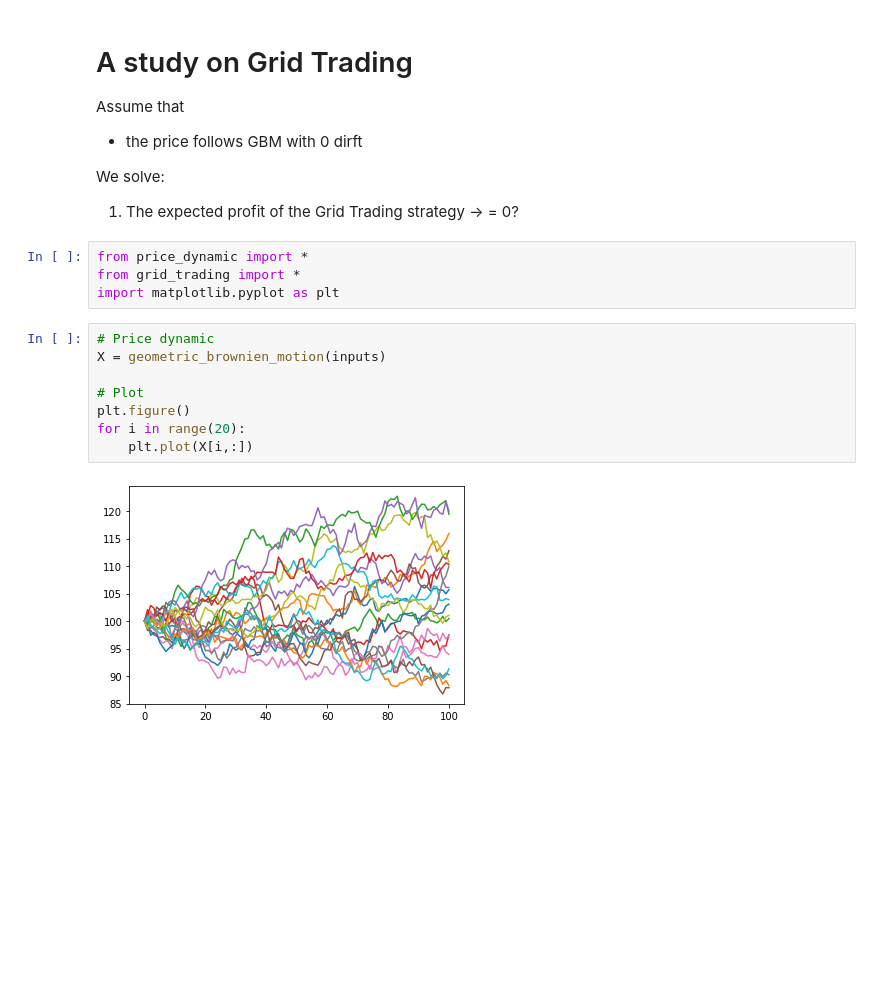
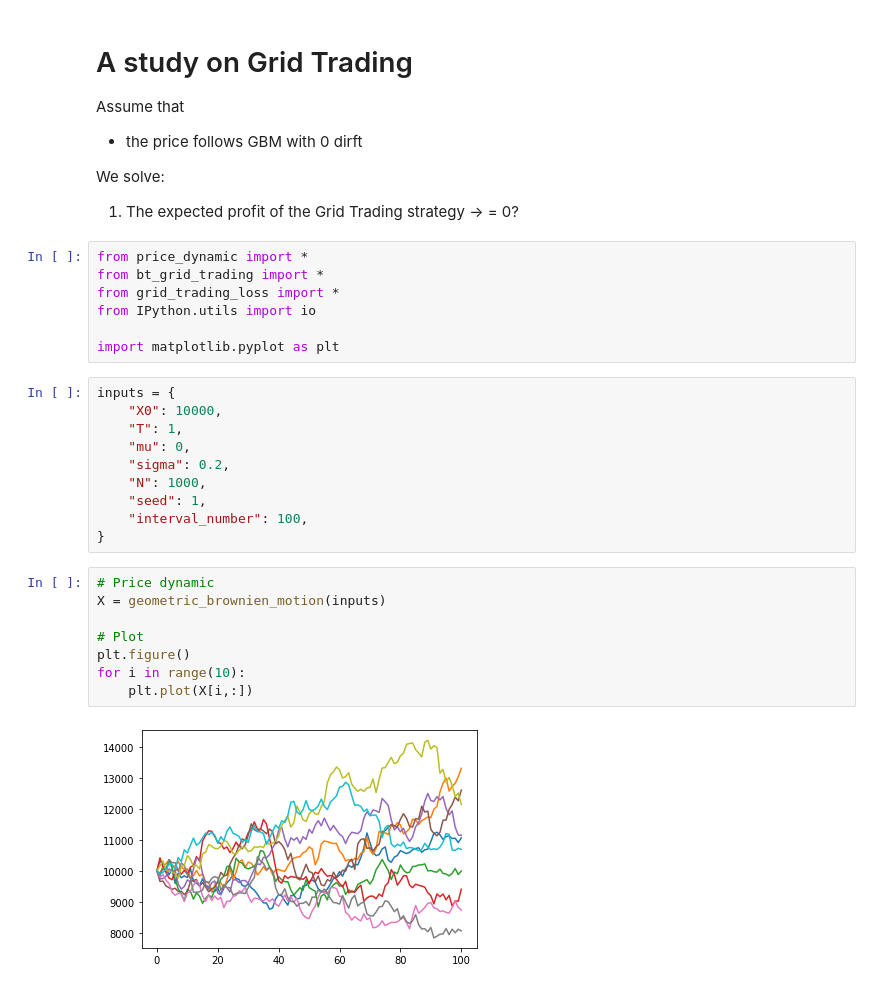
Before and after one commit to June911/GridTrading, a Jupyter notebook: grid_trading.ipynb, the cells around one changed output. Cells and saved outputs as stored; diff of their text form; blank space fills up the shorter version.

```diff
--- a/grid_trading.ipynb
+++ b/grid_trading.ipynb
@@ -8,18 +8,31 @@ We solve:
 1. The expected profit of the Grid Trading strategy -> = 0?
 # %%
 from price_dynamic import *
-from grid_trading import *
+from bt_grid_trading import *
+from grid_trading_loss import *
+from IPython.utils import io
+
 import matplotlib.pyplot as plt
+# %%
+inputs = {
+    "X0": 10000,
+    "T": 1,
+    "mu": 0,
+    "sigma": 0.2,
+    "N": 1000,
+    "seed": 1,
+    "interval_number": 100,
+}
 # %%
 # Price dynamic
 X = geometric_brownien_motion(inputs)
 
 # Plot
 plt.figure()
-for i in range(20):
+for i in range(10):
     plt.plot(X[i,:])
 # %% [output]
-[figure, old version]
+[figure, new version]
 # %%
 # Calculate the loss in the end
 end_price = X[:, -1]
```
Also changed, not shown: parts of 5 cells of this notebook, 9 other files.
